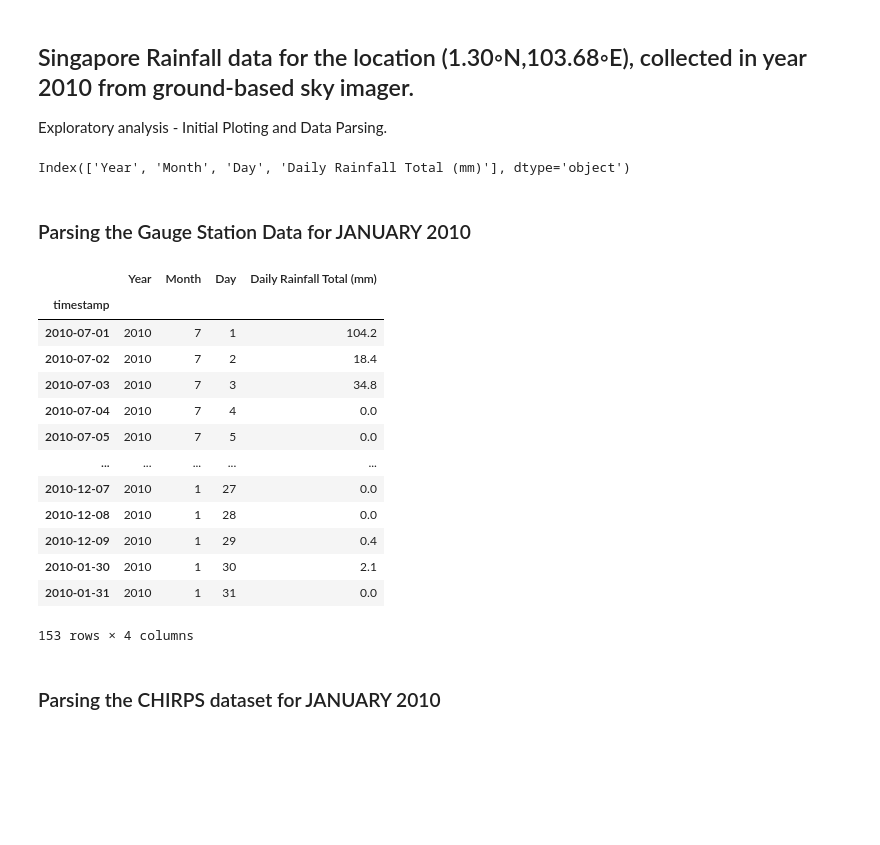
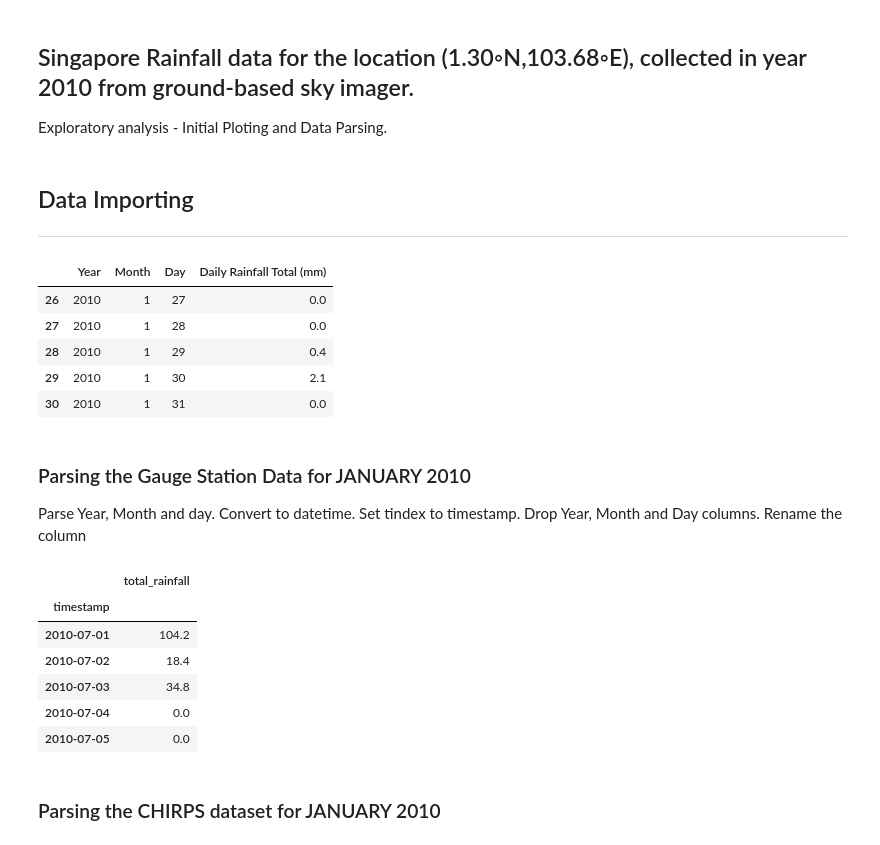
Before and after one commit to dsaharia/PRAT-Rainfall, a Jupyter notebook: imager-rainfall/Singapore.ipynb, the cells around one changed output. Drawn from its saved outputs; the diff is of its cells as text; code cells hidden in the pictures; blank space fills up the shorter version.

```diff
--- a/imager-rainfall/Singapore.ipynb
+++ b/imager-rainfall/Singapore.ipynb
@@ -30,0 +21,3 @@ sept_gauge_df = pd.read_csv('data/daily_sept_2010.csv', encoding= 'unicode_escap
+# %% [markdown]
+## Data Importing
+---
@@ -31,36 +28,43 @@ sept_gauge_df = pd.read_csv('data/daily_sept_2010.csv', encoding= 'unicode_escap
 # %%
 # Import using glob
 filenames = glob("data/daily_*.csv")
 gauge_station_df = pd.concat([pd.read_csv(filename, encoding= 'unicode_escape') for filename in filenames], axis=0)
-gauge_station_df.drop(['Station','Highest 30 Min Rainfall (mm)', 'Highest 60 Min Rainfall (mm)', 'Highest 120 Min Rainfall (mm)', 'Mean Wind Speed (km/h)', 'Max Wind Speed (km/h)', 'Mean Temperature (°C)', 'Minimum Temperature (°C)', 'Maximum Temperature (°C)'], axis=1, inplace=True) # Dropped the day, hour, minute columns
-gauge_station_df.columns
+gauge_station_df.drop(['Station','Highest 30 Min Rainfall (mm)',
+                       'Highest 60 Min Rainfall (mm)',
+                       'Highest 120 Min Rainfall (mm)',
+                       'Mean Wind Speed (km/h)',
+                       'Max Wind Speed (km/h)',
+                       'Mean Temperature (°C)',
+                       'Minimum Temperature (°C)',
+                       'Maximum Temperature (°C)'], axis=1, inplace=True) # Dropped the day, hour, minute columns
+gauge_station_df.tail()
 # %% [output]
-Index(['Year', 'Month', 'Day', 'Daily Rainfall Total (mm)'], dtype='object')
+|  | Year | Month | Day | Daily Rainfall Total (mm) |
+| 26 | 2010 | 1 | 27 | 0.0 |
+| 27 | 2010 | 1 | 28 | 0.0 |
+| 28 | 2010 | 1 | 29 | 0.4 |
+| 29 | 2010 | 1 | 30 | 2.1 |
+| 30 | 2010 | 1 | 31 | 0.0 |
 # %% [markdown]
 ### Parsing the Gauge Station Data for JANUARY 2010
+
+Parse Year, Month and day. Convert to datetime. Set tindex to timestamp. Drop Year, Month and Day columns. Rename the column
-# %%
-# jan_gauge_df['date']=pd.to_datetime(jan_gauge_df['day'], unit='D', origin=pd.Timestamp('2009-12-31')) # Using day number to create the date
-# june_gauge_df['date']=pd.to_datetime(june_gauge_df['day'], unit='D', origin=pd.Timestamp('2010-05-31'))
-# july_gauge_df['date']=pd.to_datetime(july_gauge_df['day'], unit='D', origin=pd.Timestamp('2010-06-30'))
-# aug_gauge_df['date']=pd.to_datetime(aug_gauge_df['day'], unit='D', origin=pd.Timestamp('2010-07-31'))
-# sept_gauge_df['date']=pd.to_datetime(sept_gauge_df['day'], unit='D', origin=pd.Timestamp('2010-08-31'))
-gauge_station_df['timestamp'] = pd.to_datetime(gauge_station_df['Year'].astype(str) + gauge_station_df['Month'].astype(str) + gauge_station_df['Day'].astype(str), format="%Y%m%d")
-gauge_station_df.set_index('timestamp')
-# %% [output]
-|  | Year | Month | Day | Daily Rainfall Total (mm) |
-| timestamp |  |  |  |  |
-| 2010-07-01 | 2010 | 7 | 1 | 104.2 |
-| 2010-07-02 | 2010 | 7 | 2 | 18.4 |
-| 2010-07-03 | 2010 | 7 | 3 | 34.8 |
-| 2010-07-04 | 2010 | 7 | 4 | 0.0 |
-| 2010-07-05 | 2010 | 7 | 5 | 0.0 |
-| ... | ... | ... | ... | ... |
-| 2010-12-07 | 2010 | 1 | 27 | 0.0 |
-| 2010-12-08 | 2010 | 1 | 28 | 0.0 |
-| 2010-12-09 | 2010 | 1 | 29 | 0.4 |
-| 2010-01-30 | 2010 | 1 | 30 | 2.1 |
-| 2010-01-31 | 2010 | 1 | 31 | 0.0 |
-153 rows × 4 columns
+# %%
+# Semicolon is used to separate month and day, otherwise datetime is wrongly converted
+gauge_station_df['timestamp'] = pd.to_datetime(gauge_station_df['Year'].astype(str) + gauge_station_df['Month'].astype(str) + ":"+ gauge_station_df['Day'].astype(str), format="%Y%m:%d")
+gauge_station_df.set_index('timestamp', inplace=True)
+gauge_station_df.drop(['Year', 'Month', 'Day'], inplace=True, axis=1)
+gauge_station_df.sort_index(axis=0)
+gauge_station_df.rename(columns={'Daily Rainfall Total (mm)':'total_rainfall'}, inplace=True)
+gauge_station_df.head()
+# %% [output]
+|  | total_rainfall |
+| timestamp |  |
+| 2010-07-01 | 104.2 |
+| 2010-07-02 | 18.4 |
+| 2010-07-03 | 34.8 |
+| 2010-07-04 | 0.0 |
+| 2010-07-05 | 0.0 |
 # %% [markdown]
 ### Parsing the CHIRPS dataset for JANUARY 2010
 # %%
```
Also changed, not shown: parts of 13 cells of this notebook.
